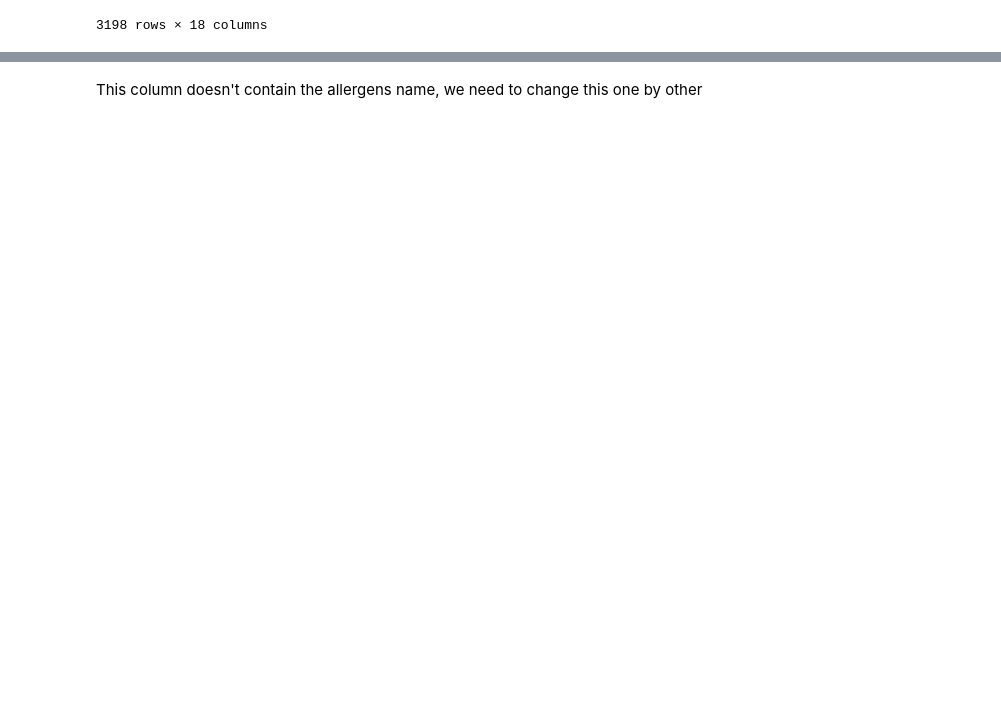
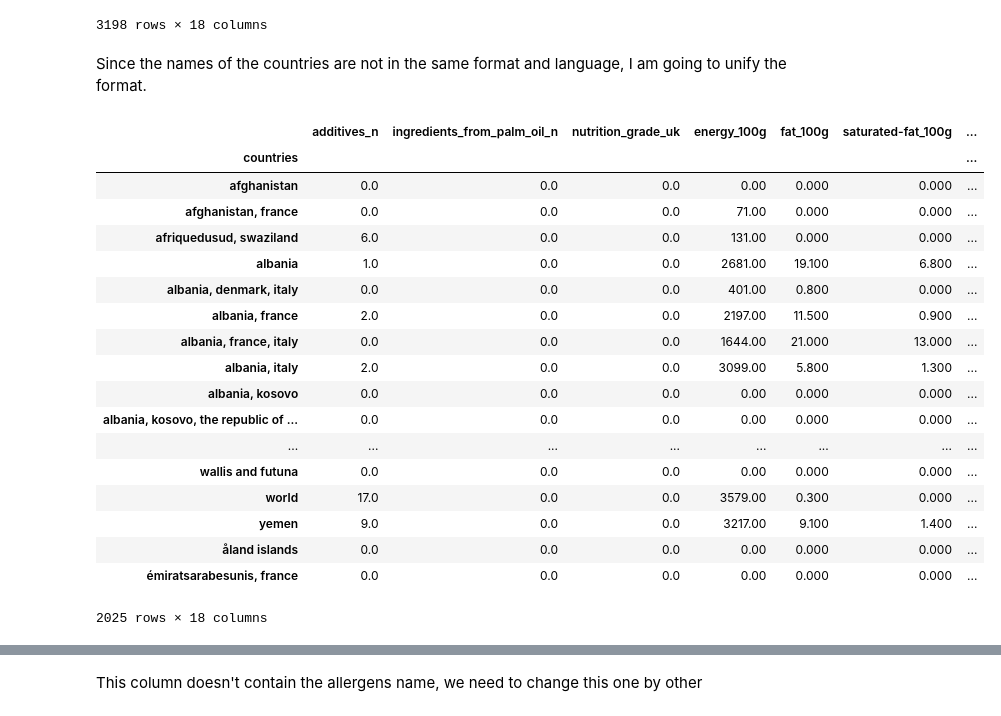
Before and after one commit to celine-y/open_food_facts, a Jupyter notebook: project.ipynb, the cells around one changed output, grey strips where cells are left out. Drawn from its saved outputs; the diff is of its cells as text; code cells hidden in the pictures; blank space fills up the shorter version.

Commit message:
Coutries translated

```diff
--- a/project.ipynb
+++ b/project.ipynb
@@ -95,6 +95,54 @@ countries
 | 대한민국 | 3.0 | 0.0 | 0.0 | 2615.00 | 22.000 | 9.100 | ... |
 | 중화인민공화국,체코,프랑스,그리스,쿠웨이트,몰디브,폴란드,슬... | 3.0 | 0.0 | 0.0 | 118.00 | 0.000 | 0.000 | ... |
 3198 rows × 18 columns
+# %% [markdown]
+Since the names of the countries are not in the same format and language, I am going to unify the format.
+# %%
+counter = 0
+
+for country in food_df['countries']:
+    if type(country) == str:
+        country = country.replace(" ","")
+        country = country.replace("en:","")
+        country = country.replace("UK","great britain")
+        country = country.replace("USA","US")
+        country = country.split(',')
+
+        for j in country:
+            if len(j) == 2:
+                try:
+                    country[country.index(j)] = pycountry.countries.lookup(j).name
+                except:
+                    pass
+
+        country = ','.join(country)
+        country = translate_client.translate(country, target_language='en')['translatedText']
+        country = country.lower()
+        food_df['countries'].at[counter] = country
+    counter +=1
+
+countries = food_df.groupby(food_df['countries']).sum()
+countries
+# %% [output]
+|  | additives_n | ingredients_from_palm_oil_n | nutrition_grade_uk | energy_100g | fat_100g | saturated-fat_100g | ... |
+| countries |  |  |  |  |  |  | ... |
+| afghanistan | 0.0 | 0.0 | 0.0 | 0.00 | 0.000 | 0.000 | ... |
+| afghanistan, france | 0.0 | 0.0 | 0.0 | 71.00 | 0.000 | 0.000 | ... |
+| afriquedusud, swaziland | 6.0 | 0.0 | 0.0 | 131.00 | 0.000 | 0.000 | ... |
+| albania | 1.0 | 0.0 | 0.0 | 2681.00 | 19.100 | 6.800 | ... |
+| albania, denmark, italy | 0.0 | 0.0 | 0.0 | 401.00 | 0.800 | 0.000 | ... |
+| albania, france | 2.0 | 0.0 | 0.0 | 2197.00 | 11.500 | 0.900 | ... |
+| albania, france, italy | 0.0 | 0.0 | 0.0 | 1644.00 | 21.000 | 13.000 | ... |
+| albania, italy | 2.0 | 0.0 | 0.0 | 3099.00 | 5.800 | 1.300 | ... |
+| albania, kosovo | 0.0 | 0.0 | 0.0 | 0.00 | 0.000 | 0.000 | ... |
+| albania, kosovo, the republic of ... | 0.0 | 0.0 | 0.0 | 0.00 | 0.000 | 0.000 | ... |
+| ... | ... | ... | ... | ... | ... | ... | ... |
+| wallis and futuna | 0.0 | 0.0 | 0.0 | 0.00 | 0.000 | 0.000 | ... |
+| world | 17.0 | 0.0 | 0.0 | 3579.00 | 0.300 | 0.000 | ... |
+| yemen | 9.0 | 0.0 | 0.0 | 3217.00 | 9.100 | 1.400 | ... |
+| åland islands | 0.0 | 0.0 | 0.0 | 0.00 | 0.000 | 0.000 | ... |
+| émiratsarabesunis, france | 0.0 | 0.0 | 0.0 | 0.00 | 0.000 | 0.000 | ... |
+2025 rows × 18 columns
 # %%
 food_df['origins'] = food_df['origins'].fillna("unknown")
 origins = food_df.groupby(food_df['origins']).sum()
```
